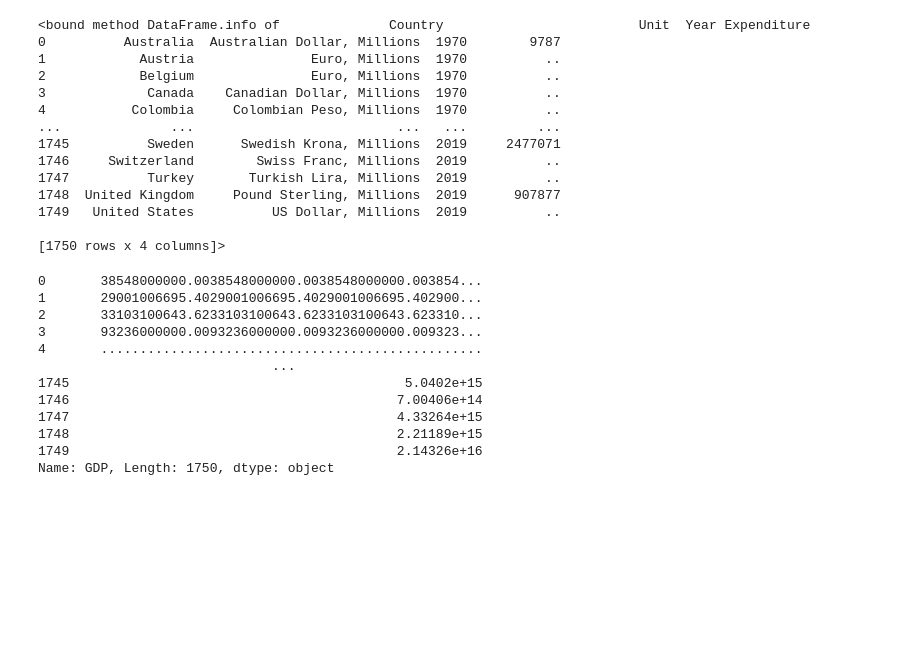
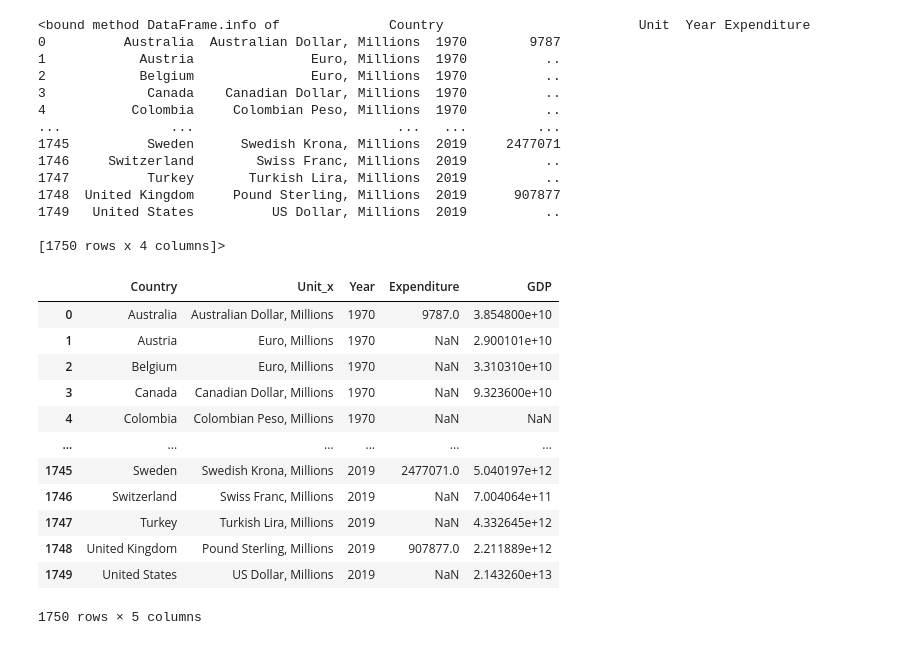
Before and after one commit to odibo1/ECON602, a Jupyter notebook: Government Expenditure.ipynb, the cells around one changed output. Saved outputs shown, nothing was run; the diff lists cells and outputs as text; code cells hidden in the pictures; blank space fills up the shorter version.

```diff
--- a/Government Expenditure.ipynb
+++ b/Government Expenditure.ipynb
@@ -209,20 +209,20 @@ df.info
 
 [1750 rows x 4 columns]>
 # %%
-#(Expend_GDP['Expenditure']*1_000_000)/
-Expend_GDP['GDP']*1000
-#Expend_GDP['Expenditure'] = pd.to_numeric(Expend_GDP['Expenditure'], errors='coerce')
-#Expend_GDP
+Expend_GDP['Expenditure'] = pd.to_numeric(Expend_GDP['Expenditure'], errors='coerce')
+Expend_GDP['GDP'] = pd.to_numeric(Expend_GDP['GDP'], errors='coerce')
+Expend_GDP
 # %% [output]
+|  | Country | Unit_x | Year | Expenditure | GDP |
+| 0 | Australia | Australian Dollar, Millions | 1970 | 9787.0 | 3.854800e+10 |
+| 1 | Austria | Euro, Millions | 1970 | NaN | 2.900101e+10 |
+| 2 | Belgium | Euro, Millions | 1970 | NaN | 3.310310e+10 |
+| 3 | Canada | Canadian Dollar, Millions | 1970 | NaN | 9.323600e+10 |
+| 4 | Colombia | Colombian Peso, Millions | 1970 | NaN | NaN |
+| ... | ... | ... | ... | ... | ... |
+| 1745 | Sweden | Swedish Krona, Millions | 2019 | 2477071.0 | 5.040197e+12 |
+| 1746 | Switzerland | Swiss Franc, Millions | 2019 | NaN | 7.004064e+11 |
+| 1747 | Turkey | Turkish Lira, Millions | 2019 | NaN | 4.332645e+12 |
+| 1748 | United Kingdom | Pound Sterling, Millions | 2019 | 907877.0 | 2.211889e+12 |
+| 1749 | United States | US Dollar, Millions | 2019 | NaN | 2.143260e+13 |
-0       38548000000.0038548000000.0038548000000.003854...
-1       29001006695.4029001006695.4029001006695.402900...
-2       33103100643.6233103100643.6233103100643.623310...
-3       93236000000.0093236000000.0093236000000.009323...
-4       .................................................
-                              ...
-1745                                           5.0402e+15
-1746                                          7.00406e+14
-1747                                          4.33264e+15
-1748                                          2.21189e+15
-1749                                          2.14326e+16
-Name: GDP, Length: 1750, dtype: object
+1750 rows × 5 columns
```
Also changed, not shown: parts of 3 cells of this notebook.
